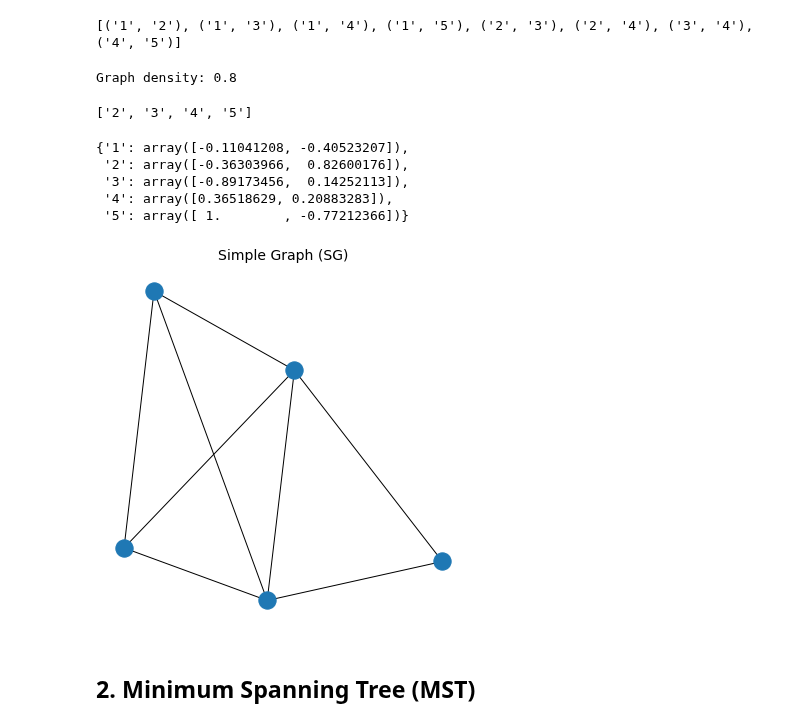
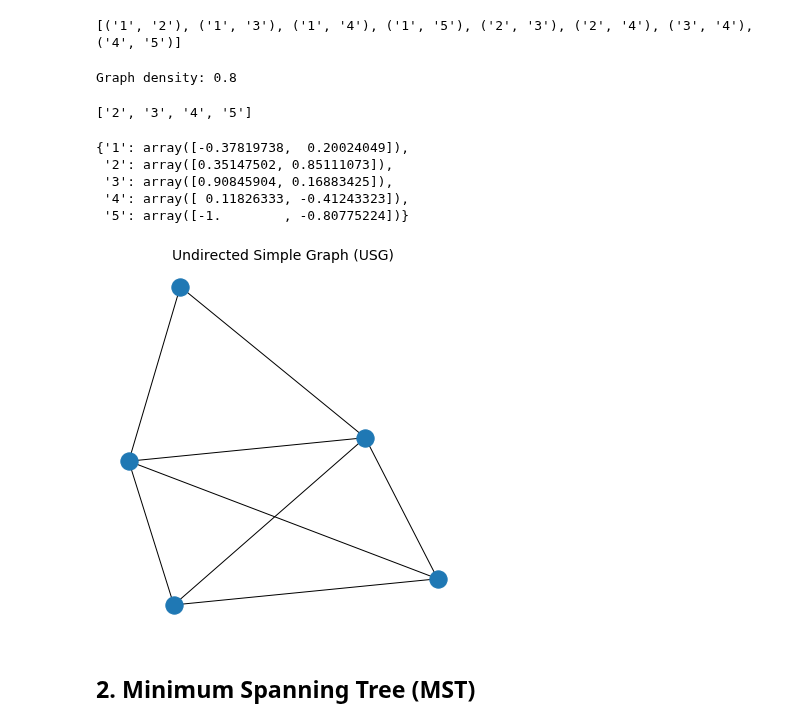
Before and after one commit to ansegura7/Algorithms, a Jupyter notebook: graphs/Graphs.ipynb, the cells around one changed output. Saved outputs shown, nothing was run; the diff lists cells and outputs as text; code cells hidden in the pictures.

Commit message:
Update Graphs
The get_graph_density function was updated.

```diff
--- a/graphs/Graphs.ipynb
+++ b/graphs/Graphs.ipynb
@@ -24,30 +24,35 @@ A graph is a pair $ G = (V, E) $, where $V$ is a set whose elements are called v
 # %%
-# Create an empty Simple Graph (SG)
-sg = nx.Graph()
+# Create an empty Undirected Simple Graph (USG)
+usg = nx.Graph()
 # %%
 # Add nodes
-nodes_list = ["1", "2", "3", "4", "5"]
-sg.add_nodes_from(nodes_list)
-print(sg.nodes())
+usg.add_nodes_from(["1", "2", "3", "4", "5"])
+print(usg.nodes())
 # %% [output]
 ['1', '2', '3', '4', '5']
 # %%
 # Add edges
-sg.add_edges_from([("1","2"), ("1","3"), ("1","4"), ("1","5"), ("3","2"), ("4","2"), ("4","3"), ("5","4")])
-print(sg.edges())
+usg.add_edges_from([("1","2"), ("1","3"), ("1","4"), ("1","5"), ("3","2"), ("4","2"), ("4","3"), ("5","4")])
+print(usg.edges())
 # %% [output]
 [('1', '2'), ('1', '3'), ('1', '4'), ('1', '5'), ('2', '3'), ('2', '4'), ('3', '4'), ('4', '5')]
 # %%
-# Calculate the graph density
-def graph_density(g):
+# Function that calculates the graph density
+def get_graph_density(g):
     n_nodes = len(g.nodes())
     n_edges = len(g.edges())
-    density = 2 * n_edges / (n_nodes * (n_nodes - 1))
+
+    if nx.is_directed(g):
+        density = n_edges / (n_nodes * (n_nodes - 1))
+    else:
+        density = 2 * n_edges / (n_nodes * (n_nodes - 1))
+
     return density
-
-density = graph_density(sg)
-print('Graph density:', density)
-# %% [output]
-Graph density: 0.8
+# %%
+# Calculate the graph density
+density = get_graph_density(usg)
+print('Graph density:', density)
+# %% [output]
+Graph density: 0.8
 # %%
 # Get neighbors of node "1"
@@ -56,23 +61,23 @@ list(sg.neighbors("1"))
 ['2', '3', '4', '5']
 # %%
 # Get nodes positions with spring layout
-pos = nx.layout.spring_layout(sg)
+pos = nx.layout.spring_layout(usg)
 pos
 # %% [output]
-{'1': array([-0.11041208, -0.40523207]),
- '2': array([-0.36303966,  0.82600176]),
- '3': array([-0.89173456,  0.14252113]),
- '4': array([0.36518629, 0.20883283]),
- '5': array([ 1.        , -0.77212366])}
+{'1': array([-0.37819738,  0.20024049]),
+ '2': array([0.35147502, 0.85111073]),
+ '3': array([0.90845904, 0.16883425]),
+ '4': array([ 0.11826333, -0.41243323]),
+ '5': array([-1.        , -0.80775224])}
 # %%
 # Plot Simple Graph (free format)
 plt.rcParams["figure.figsize"] = [5, 5]
-nx.draw(sg)
-plt.title('Simple Graph (SG)', fontsize=14)
+nx.draw(usg)
+plt.title('Undirected Simple Graph (USG)', fontsize=14)
 plt.axis('off')
 plt.show()
 # %% [output]
-[figure, old version]
+[figure, new version]
 # %% [markdown]
 ## 2. Minimum Spanning Tree (MST)
 # %%
```
Also changed, not shown: parts of 9 cells of this notebook, 1 other file.
